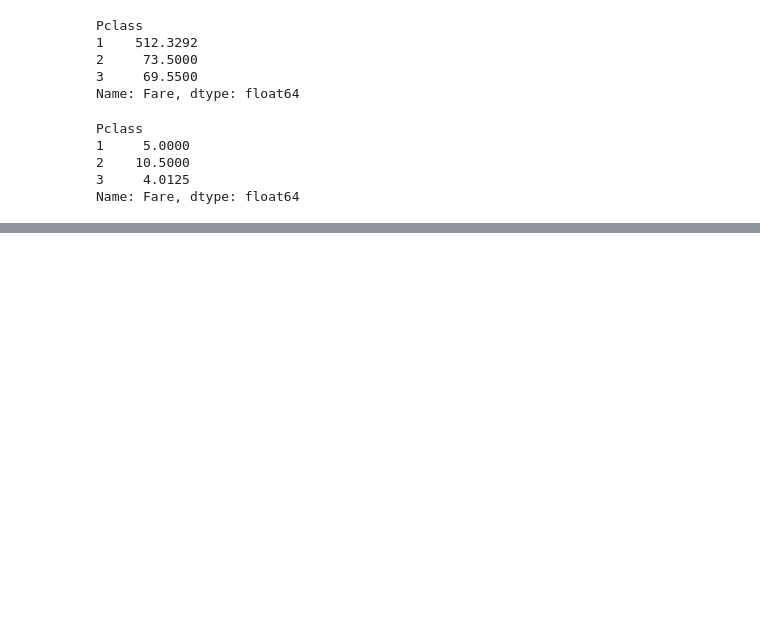
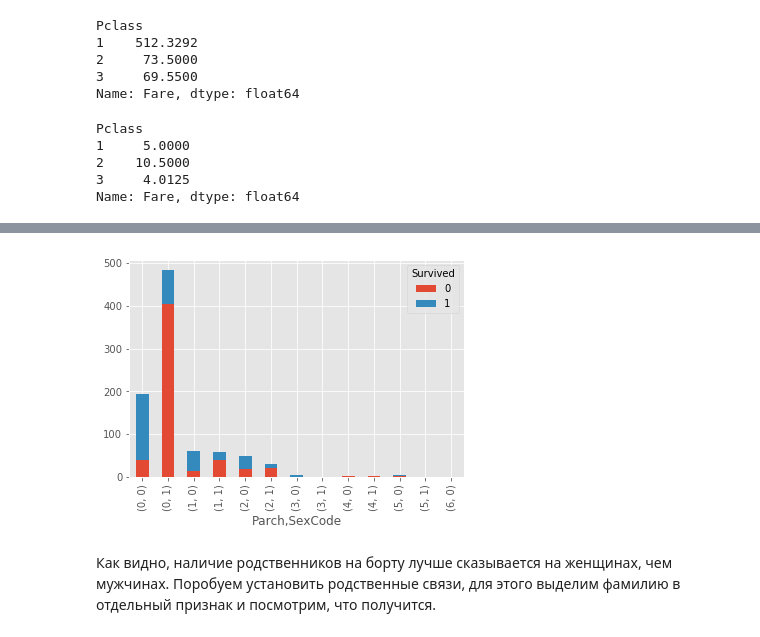
Before and after one commit to AndrewLrrr/otus-big-data, a Jupyter notebook: hw5/Titanic.ipynb, the cells around one changed output, grey strips where cells are left out. Cells and saved outputs as stored; diff of their text form; code cells hidden in the pictures; blank space fills up the shorter version.

```diff
--- a/hw5/Titanic.ipynb
+++ b/hw5/Titanic.ipynb
@@ -140,0 +191,6 @@ Name: Fare, dtype: float64
+# %%
+df.fillna(0).groupby(['Parch', 'SexCode', 'Survived']).size().unstack().plot(kind='bar', stacked=True);
+# %% [output]
+[figure, added]
+# %% [markdown]
+Как видно, наличие родственников на борту лучше сказывается на женщинах, чем мужчинах. Поробуем установить родственные связи, для этого выделим фамилию в отдельный признак и посмотрим, что получится.
```
Also changed, not shown: parts of 74 cells of this notebook, 2 other files.
